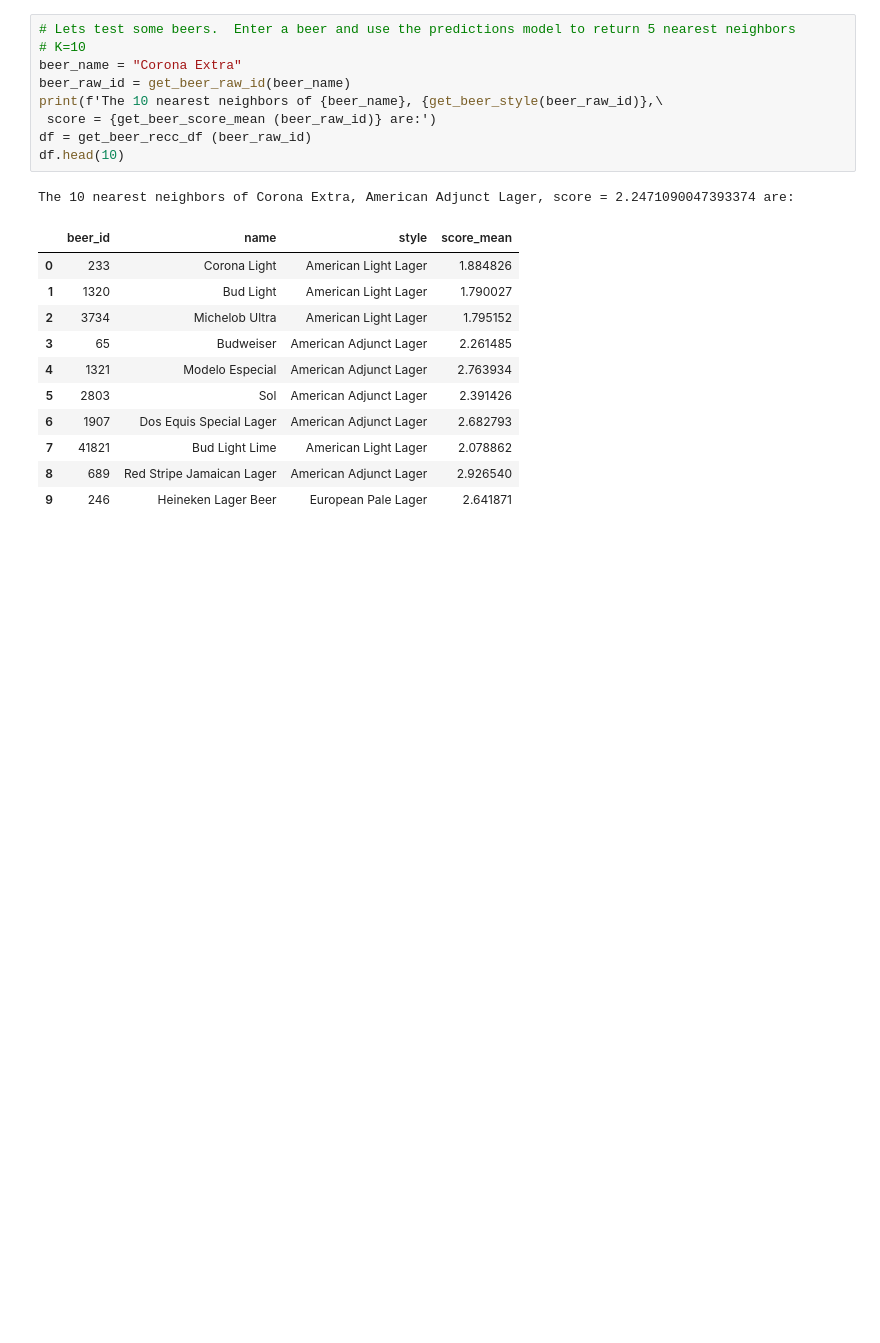
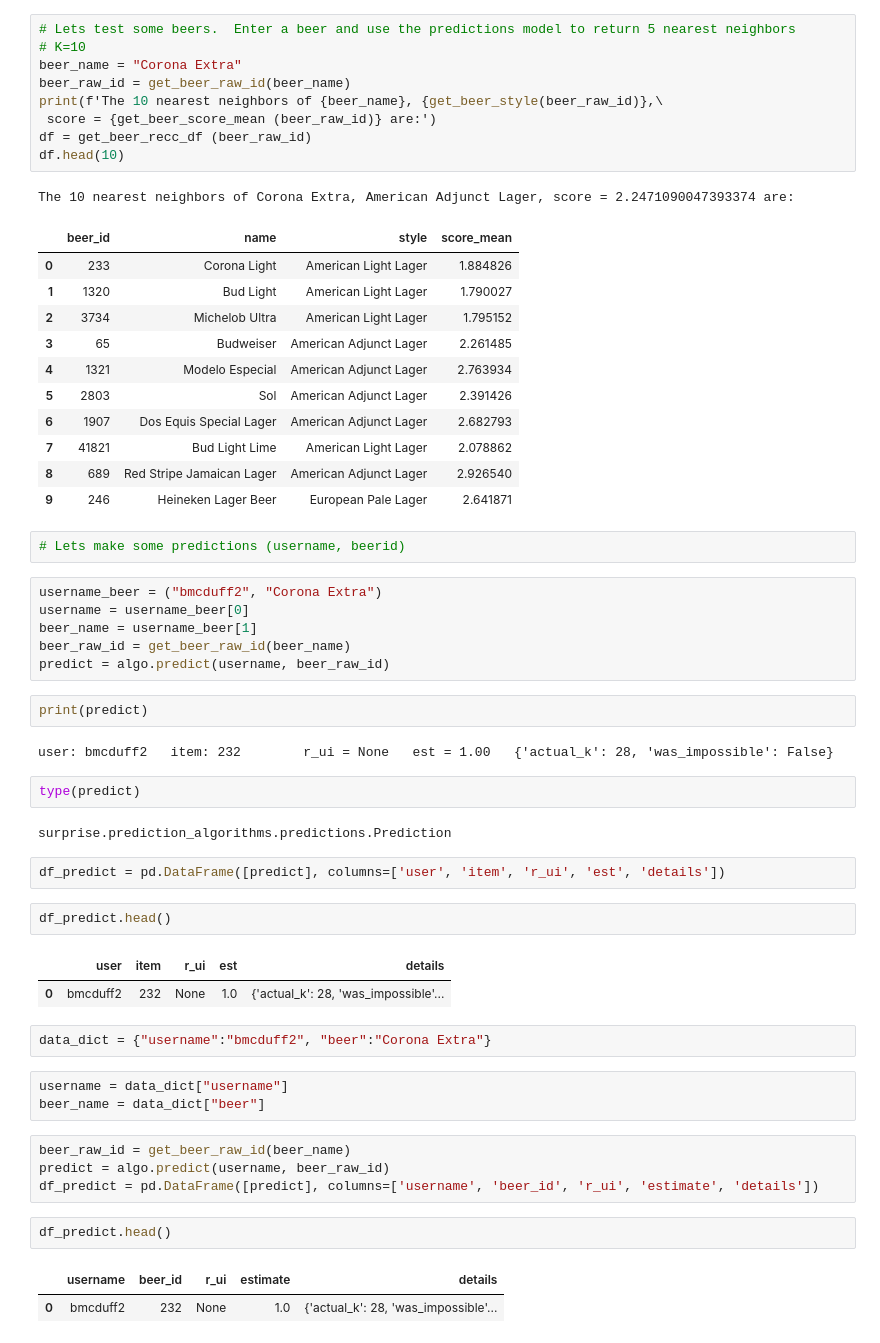
Before and after one commit to sheetalbongale/ALE-gorithm-II, a Jupyter notebook: notebooks/Load_KNN.ipynb, the cells around one changed output. Cells and saved outputs as stored; diff of their text form; blank space fills up the shorter version.

Commit message:
created predict route with model fixes #18

```diff
--- a/notebooks/Load_KNN.ipynb
+++ b/notebooks/Load_KNN.ipynb
@@ -87,3 +87,40 @@ The 10 nearest neighbors of Corona Extra, American Adjunct Lager, score = 2.2471
 | 7 | 41821 | Bud Light Lime | American Light Lager | 2.078862 |
 | 8 | 689 | Red Stripe Jamaican Lager | American Adjunct Lager | 2.926540 |
 | 9 | 246 | Heineken Lager Beer | European Pale Lager | 2.641871 |
+# %%
+# Lets make some predictions (username, beerid)
+# %%
+username_beer = ("bmcduff2", "Corona Extra")
+username = username_beer[0]
+beer_name = username_beer[1]
+beer_raw_id = get_beer_raw_id(beer_name)
+predict = algo.predict(username, beer_raw_id)
+# %%
+print(predict)
+# %% [output]
+user: bmcduff2   item: 232        r_ui = None   est = 1.00   {'actual_k': 28, 'was_impossible': False}
+# %%
+type(predict)
+# %% [output]
+surprise.prediction_algorithms.predictions.Prediction
+# %%
+df_predict = pd.DataFrame([predict], columns=['user', 'item', 'r_ui', 'est', 'details'])
+# %%
+df_predict.head()
+# %% [output]
+|  | user | item | r_ui | est | details |
+| 0 | bmcduff2 | 232 | None | 1.0 | {'actual_k': 28, 'was_impossible'... |
+# %%
+data_dict = {"username":"bmcduff2", "beer":"Corona Extra"}
+# %%
+username = data_dict["username"]
+beer_name = data_dict["beer"]
+# %%
+beer_raw_id = get_beer_raw_id(beer_name)
+predict = algo.predict(username, beer_raw_id)
+df_predict = pd.DataFrame([predict], columns=['username', 'beer_id', 'r_ui', 'estimate', 'details'])
+# %%
+df_predict.head()
+# %% [output]
+|  | username | beer_id | r_ui | estimate | details |
+| 0 | bmcduff2 | 232 | None | 1.0 | {'actual_k': 28, 'was_impossible'... |
```
Also changed, not shown: 2 other files.
